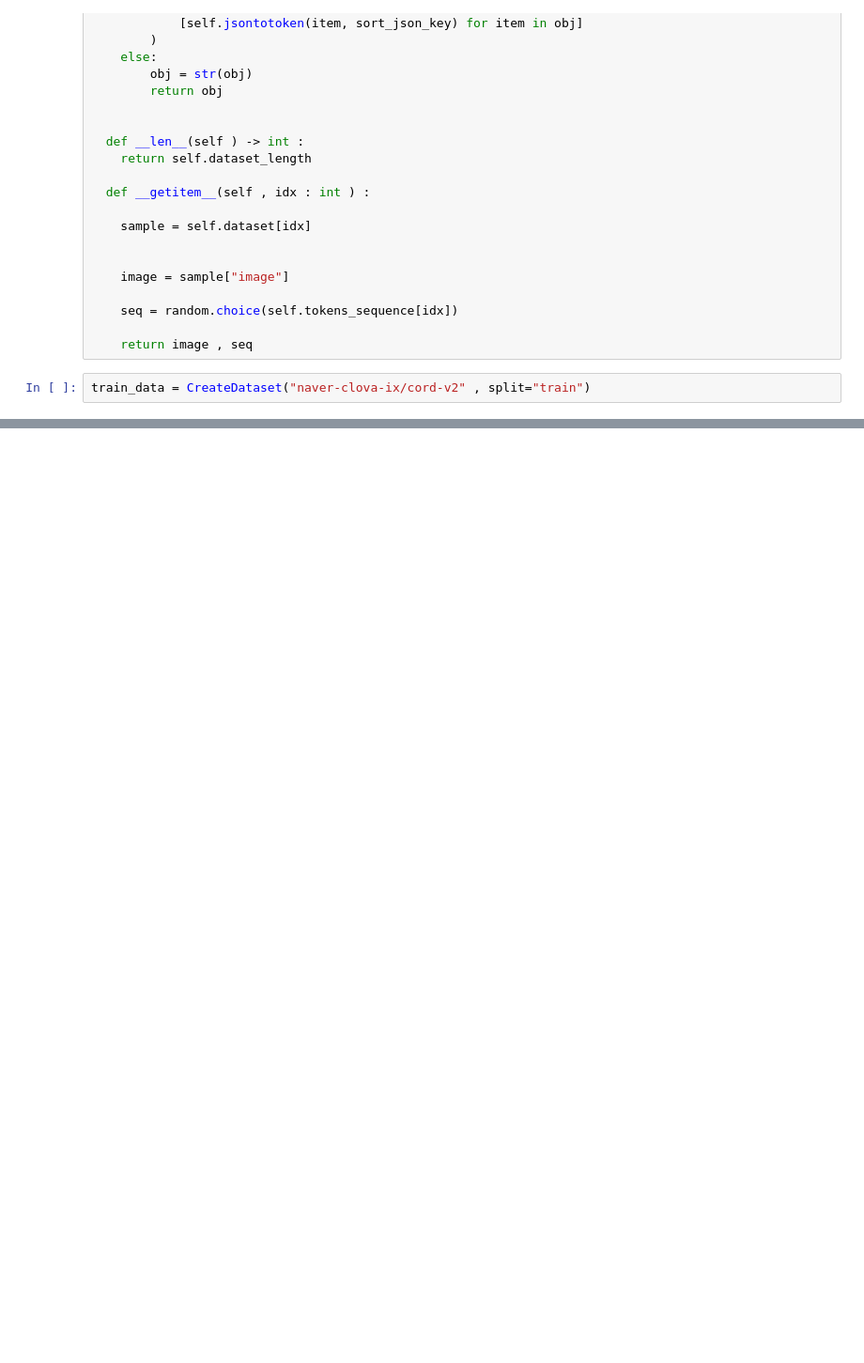
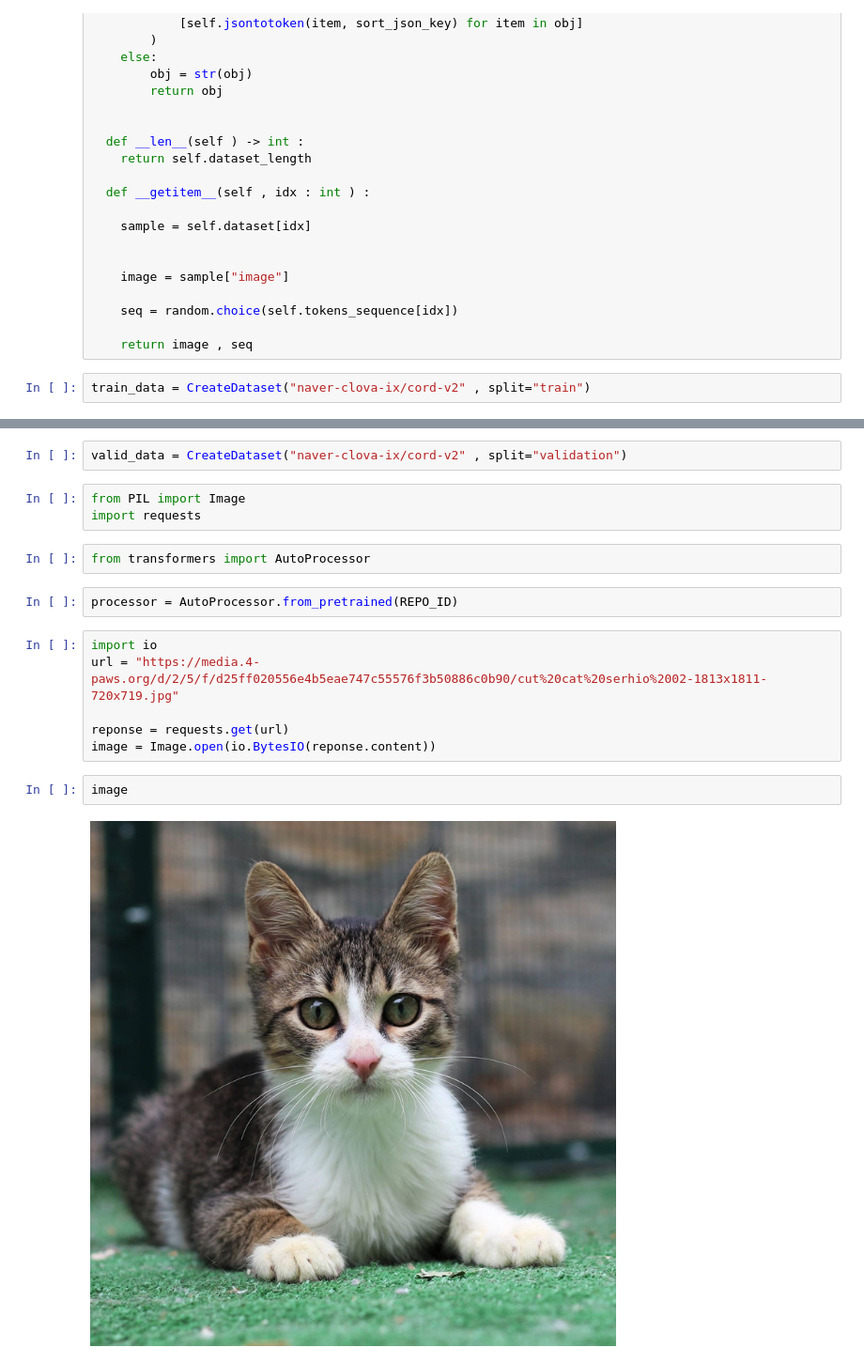
Before and after one commit to BlackHole3344/FineTune, a Jupyter notebook: PaligemmaFIntune.ipynb, the cells around one changed output, grey strips where cells are left out. Shown at 94% size. Drawn from its saved outputs; the diff is of its cells as text; blank space fills up the shorter version.

```diff
--- a/PaligemmaFIntune.ipynb
+++ b/PaligemmaFIntune.ipynb
@@ -296,0 +202,19 @@ train_data.tokens_sequence[:100]
+# %%
+valid_data = CreateDataset("naver-clova-ix/cord-v2" , split="validation")
+# %%
+from PIL import Image
+import requests
+# %%
+from transformers import AutoProcessor
+# %%
+processor = AutoProcessor.from_pretrained(REPO_ID)
+# %%
+import io
+url = "https://media.4-paws.org/d/2/5/f/d25ff020556e4b5eae747c55576f3b50886c0b90/cut%20cat%20serhio%2002-1813x1811-720x719.jpg"
+
+reponse = requests.get(url)
+image = Image.open(io.BytesIO(reponse.content))
+# %%
+image
+# %% [output]
+[figure, added]
```
Also changed, not shown: parts of 21 cells of this notebook.
